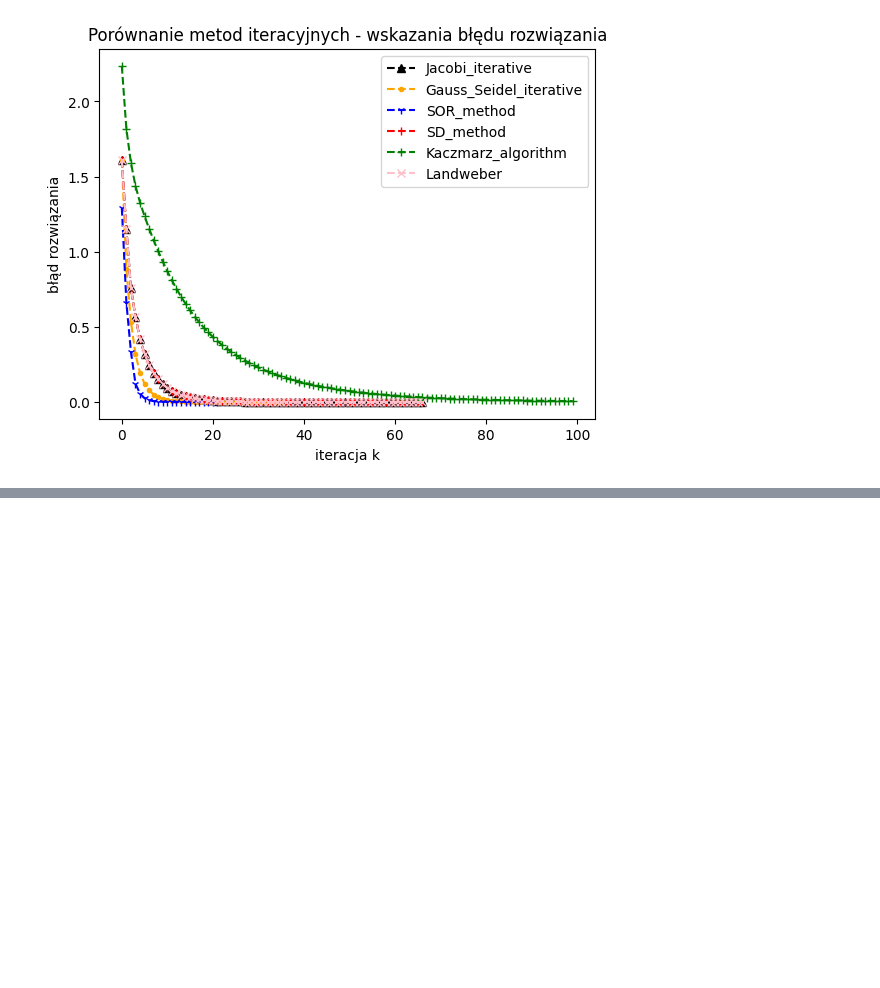
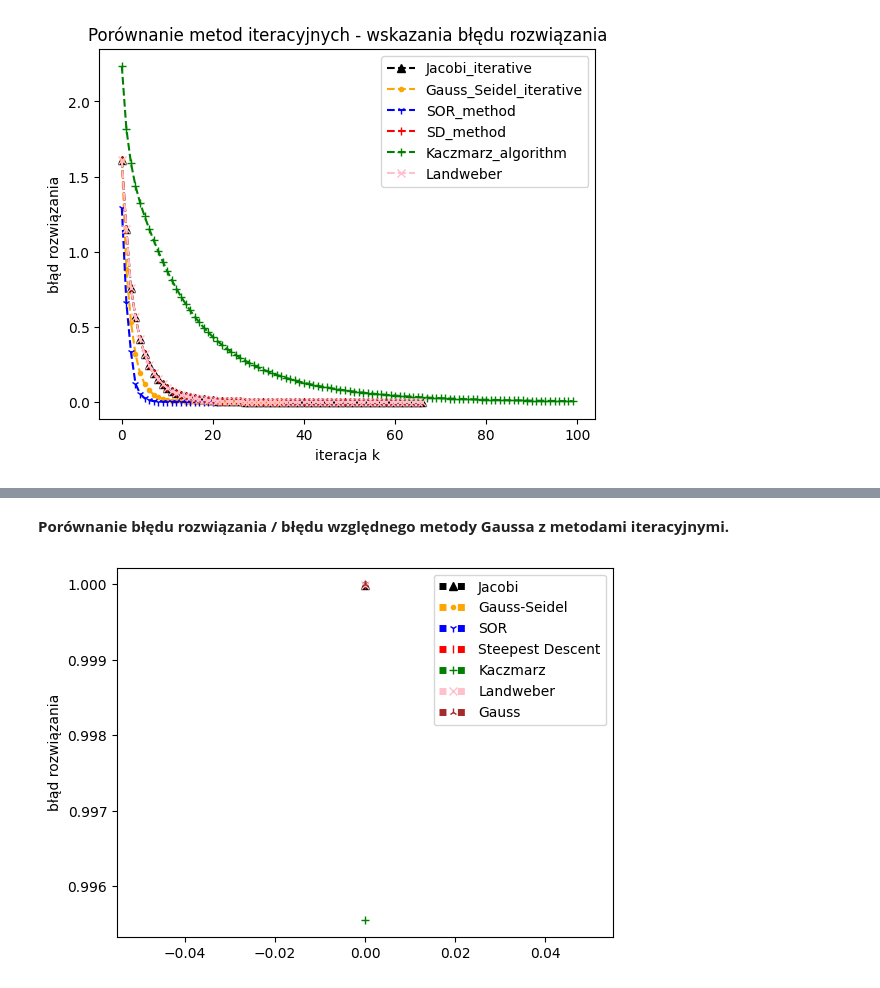
Before and after one commit to Dawid-Lukasiewicz/Numerical_Methodes, a Jupyter notebook: Lab5/zadanie1.ipynb, the cells around one changed output, grey strips where cells are left out. Saved outputs shown, nothing was run; the diff lists cells and outputs as text; code cells hidden in the pictures; blank space fills up the shorter version.

```diff
--- a/Lab5/zadanie1.ipynb
+++ b/Lab5/zadanie1.ipynb
@@ -24,7 +24,23 @@ xe = np.loadtxt(os.path.join(zadania, "zad1_xe.txt"), float, delimiter=" ", ndmi
 x0 = np.array([0, 0, 0, 0])
 # %%
 algorithmss = [Jacobi_iterative, Gauss_Seidel_iterative, SOR_method, SD_method, Kaczmarz_algorithm, Landweber]
-Grand_Solverr(A, b, x0, xe, algorithmss)
+xIterative = Grand_Solverr(A, b, x0, xe, algorithmss)
 # %% [output]
 [figure]
 [figure]
+# %%
+from solvers_lab1 import gauss_elimination
+from solvers_lab1 import back_substitution
+
+Ab = np.loadtxt(os.path.join(zadania, "zad1.txt"), float, delimiter=" ", ndmin=2)
+N = len(Ab)
+display(Math("[A|b] ="))
+mx.print_matrix(Ab)
+if not gauss_elimination(Ab, N):
+    print("Division by zero\n")
+else:
+    x = back_substitution(Ab, N)
+    display(Math("x ="))
+    mx.print_matrix(x)
+
+xIterative.append(x)
@@ -30,0 +52,18 @@ Grand_Solverr(A, b, x0, xe, algorithmss)
+# %% [markdown]
+**Porównanie błędu rozwiązania / błędu względnego metody Gaussa z metodami iteracyjnymi.**
+# %%
+plt.figure(3)
+
+xError = []
+colors = ["black", "orange", "blue", "red", "green", "pink", "brown"]
+markerList = ["^", ".", "1", "|", "+", "x", "2"]
+labelList = ["Jacobi", "Gauss-Seidel", "SOR", "Steepest Descent", "Kaczmarz", "Landweber", "Gauss"]
+for i in range(len(xIterative)):
+    xError.append(np.linalg.norm(xIterative[i]) / np.linalg.norm(xe))
+    plt.plot(0, xError[i], ls='dotted', c=colors[i], marker=markerList[i], lw=5, label=labelList[i])
+
+plt.legend()
+plt.ylabel("błąd rozwiązania")
+plt.show()
+# %% [output]
+[figure, added]
```
Also changed, not shown: parts of 1 cell of this notebook, 3 other files.
